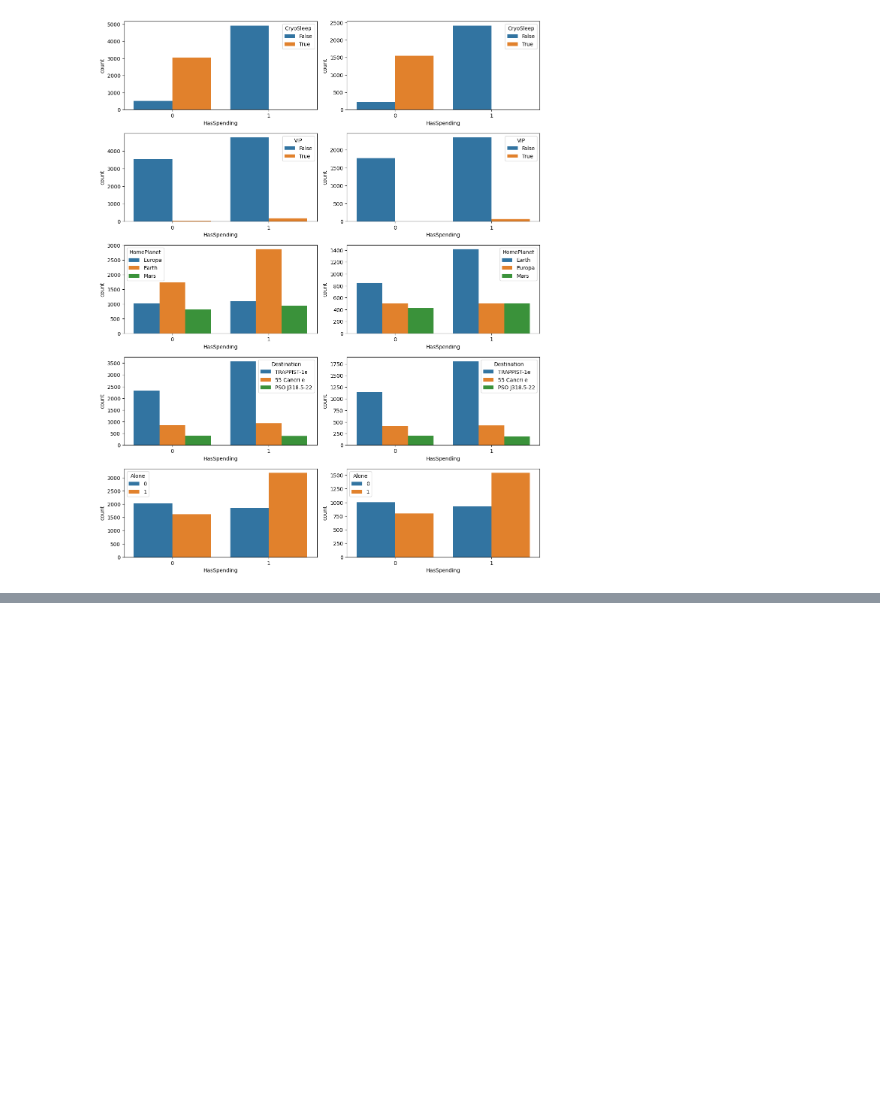
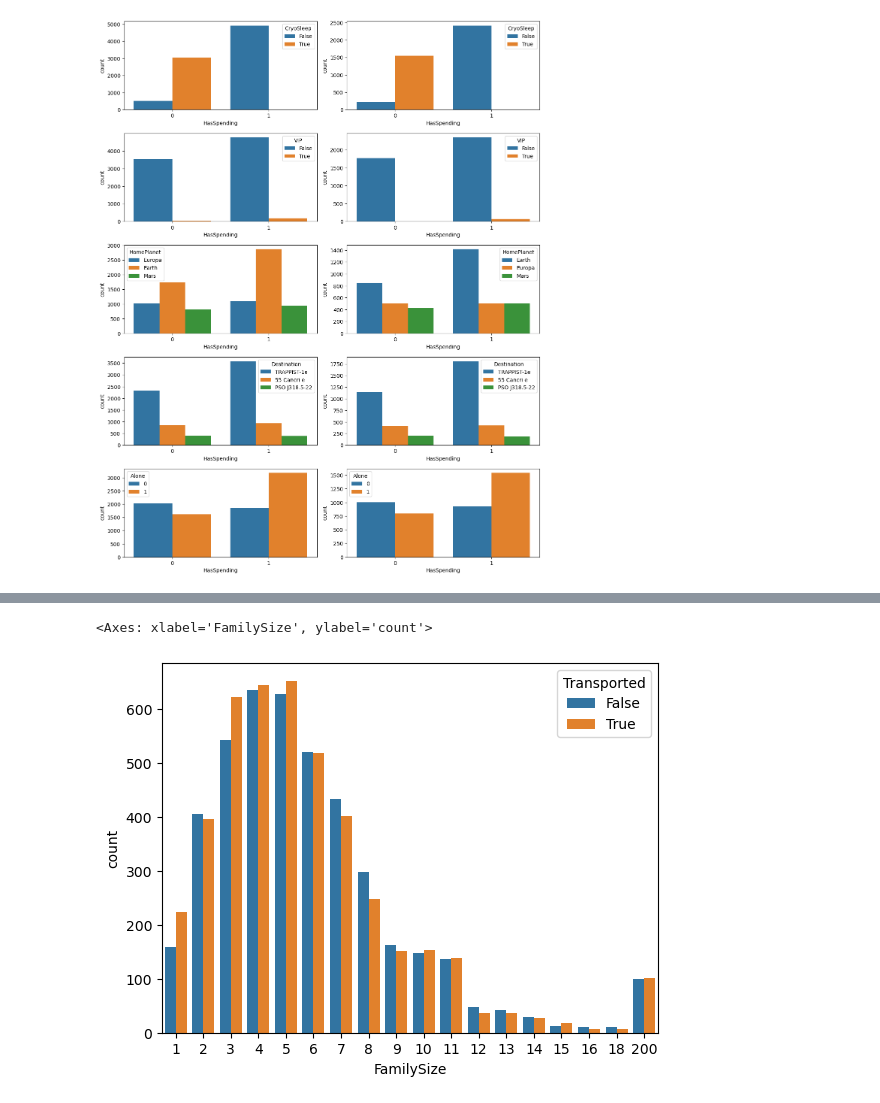
Before and after one commit to Chocomilkteaa/Space-Titanic, a Jupyter notebook: eda.ipynb, the cells around one changed output, grey strips where cells are left out. Cells and saved outputs as stored; diff of their text form; code cells hidden in the pictures; blank space fills up the shorter version.

```diff
--- a/eda.ipynb
+++ b/eda.ipynb
@@ -1121,0 +1176,3 @@ fig.tight_layout()
+# %%
+train_data['LastName'] = train_data['Name'].fillna('_ _').apply(lambda x: x.split()[-1])
+test_data['LastName'] = test_data['Name'].fillna('_ _').apply(lambda x: x.split()[-1])
@@ -1121,0 +1263,6 @@ fig.tight_layout()
+# %%
+count_train = train_data['LastName'].value_counts()
+count_test = test_data['LastName'].value_counts()
+
+train_data['FamilySize'] = train_data['LastName'].apply(lambda x: count_train[x])
+test_data['FamilySize'] = test_data['LastName'].apply(lambda x: count_test[x])
@@ -1121,0 +1339,5 @@ fig.tight_layout()
+# %%
+sns.countplot(data=train_data, x='FamilySize', hue='Transported')
+# %% [output]
+<Axes: xlabel='FamilySize', ylabel='count'>
+[figure, added]
```
Also changed, not shown: parts of 24 cells of this notebook, 1 other file.
